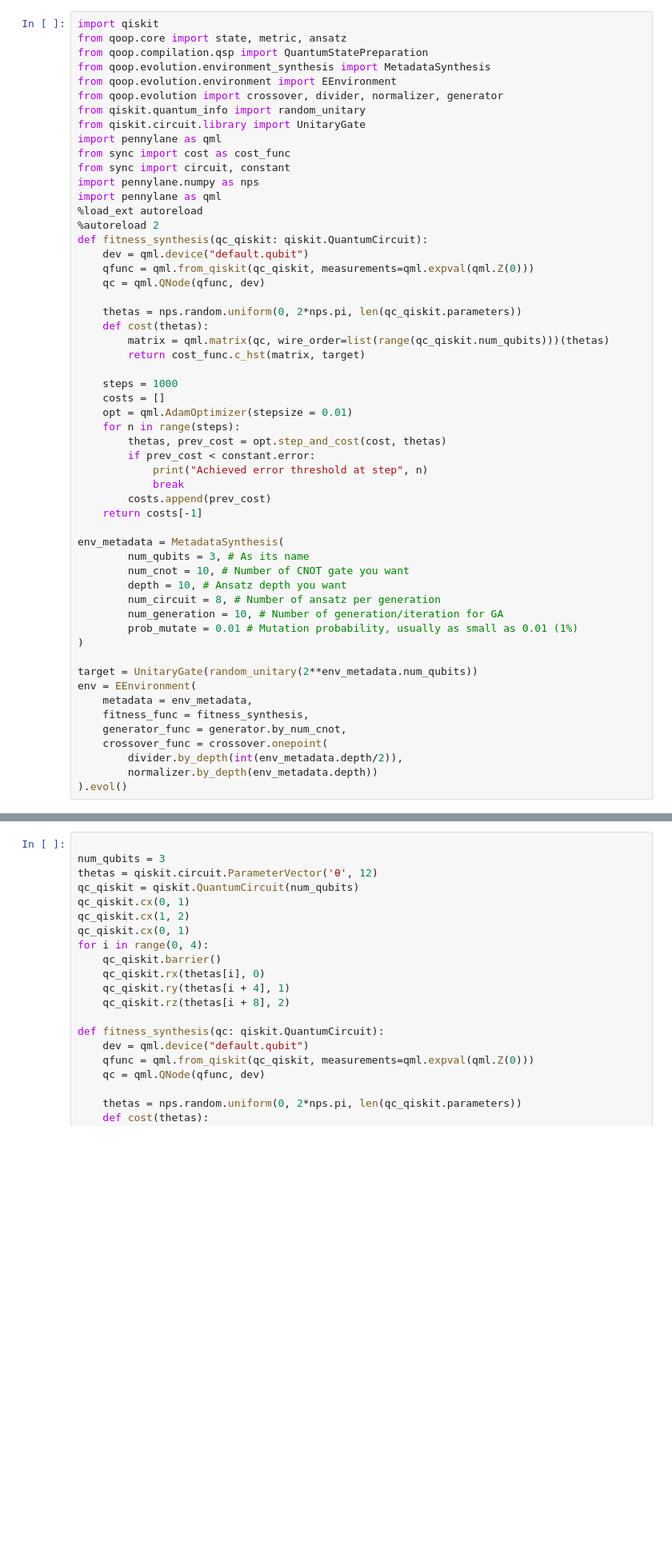
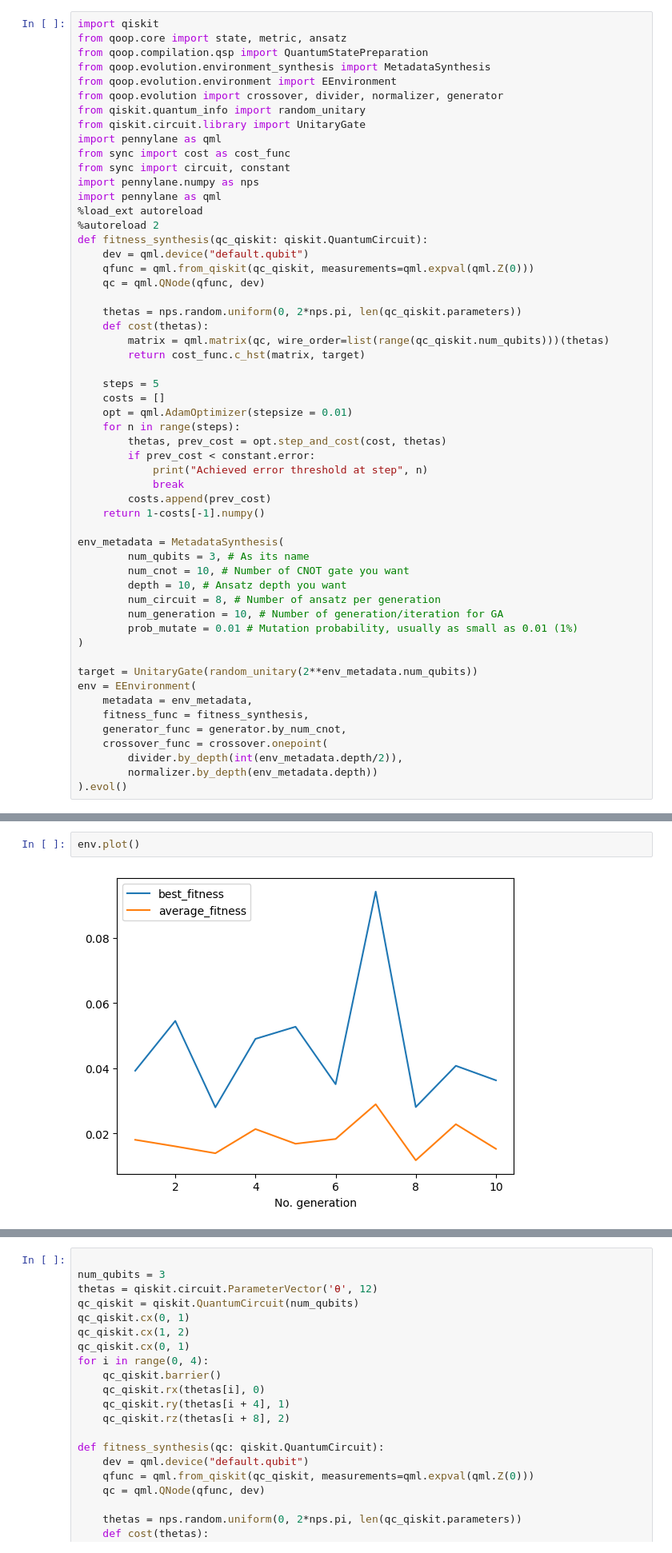
Before and after one commit to vutuanhai237/GateSynthesisQC, a Jupyter notebook: new_ga_synthesize_cnot.ipynb, the cells around one changed output, grey strips where cells are left out. Shown: that part at 80% size. Saved outputs shown, nothing was run; the diff lists cells and outputs as text; blank space fills up the shorter version.

```diff
--- a/new_ga_synthesize_cnot.ipynb
+++ b/new_ga_synthesize_cnot.ipynb
@@ -24,7 +24,7 @@ def fitness_synthesis(qc_qiskit: qiskit.QuantumCircuit):
         matrix = qml.matrix(qc, wire_order=list(range(qc_qiskit.num_qubits)))(thetas)
         return cost_func.c_hst(matrix, target)
 
-    steps = 1000
+    steps = 5
     costs = []
     opt = qml.AdamOptimizer(stepsize = 0.01)
     for n in range(steps):
@@ -33,7 +33,7 @@ def fitness_synthesis(qc_qiskit: qiskit.QuantumCircuit):
             print("Achieved error threshold at step", n)
             break
         costs.append(prev_cost)
-    return costs[-1]
+    return 1-costs[-1].numpy()
 
 env_metadata = MetadataSynthesis(
         num_qubits = 3, # As its name
@@ -60,0 +78,4 @@ KeyboardInterrupt:
+# %%
+env.plot()
+# %% [output]
+[figure, added]
```
Also changed, not shown: parts of 5 cells of this notebook, 3 other files.
